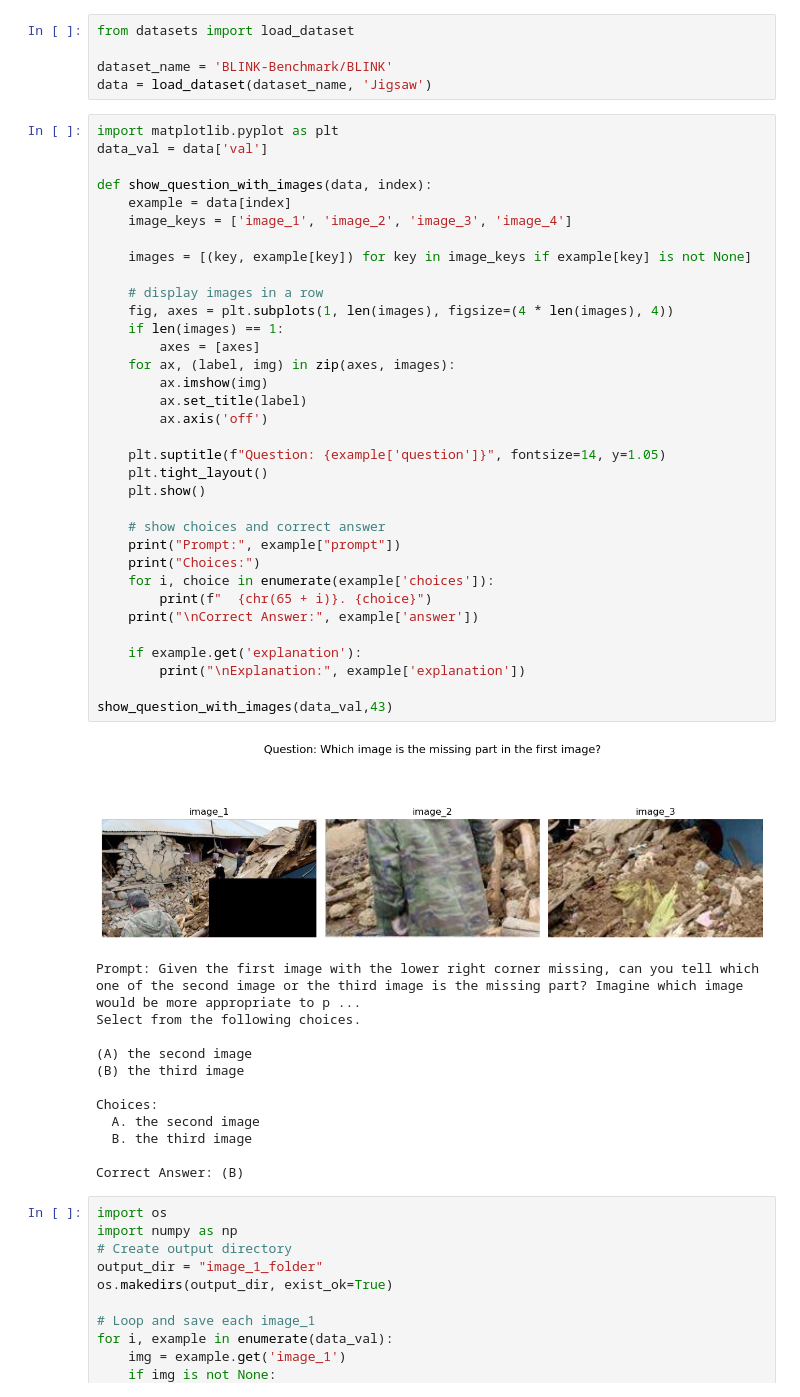
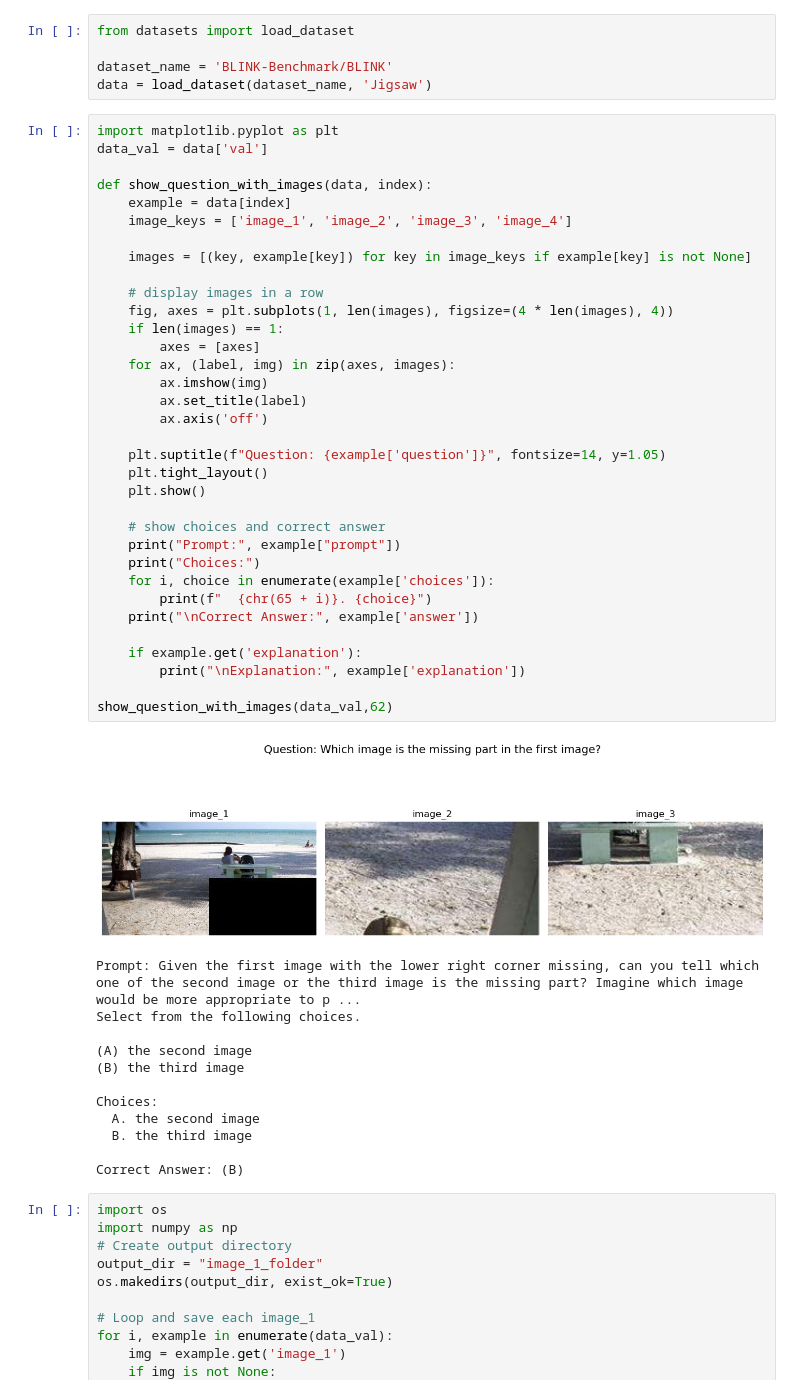
Before and after one commit to GrasSoft/BLINK_reproduction_project, a Jupyter notebook: specialized_jigsaw/jigsaw specialist.ipynb, the cells around one changed output. Cells and saved outputs as stored; diff of their text form.

```diff
--- a/specialized_jigsaw/jigsaw specialist.ipynb
+++ b/specialized_jigsaw/jigsaw specialist.ipynb
@@ -10,35 +10,35 @@ data_val = data['val']
 def show_question_with_images(data, index):
     example = data[index]
     image_keys = ['image_1', 'image_2', 'image_3', 'image_4']
 
     images = [(key, example[key]) for key in image_keys if example[key] is not None]
 
     # display images in a row
     fig, axes = plt.subplots(1, len(images), figsize=(4 * len(images), 4))
     if len(images) == 1:
         axes = [axes]
     for ax, (label, img) in zip(axes, images):
         ax.imshow(img)
         ax.set_title(label)
         ax.axis('off')
 
     plt.suptitle(f"Question: {example['question']}", fontsize=14, y=1.05)
     plt.tight_layout()
     plt.show()
 
     # show choices and correct answer
     print("Prompt:", example["prompt"])
     print("Choices:")
     for i, choice in enumerate(example['choices']):
         print(f"  {chr(65 + i)}. {choice}")
     print("\nCorrect Answer:", example['answer'])
 
     if example.get('explanation'):
         print("\nExplanation:", example['explanation'])
 
-show_question_with_images(data_val,43)
+show_question_with_images(data_val,62)
 # %% [output]
-[figure, old version]
+[figure, new version]
 Prompt: Given the first image with the lower right corner missing, can you tell which one of the second image or the third image is the missing part? Imagine which image would be more appropriate to p ...
 Select from the following choices.
 
```
Also changed, not shown: parts of 2 cells of this notebook, 7 other files.
